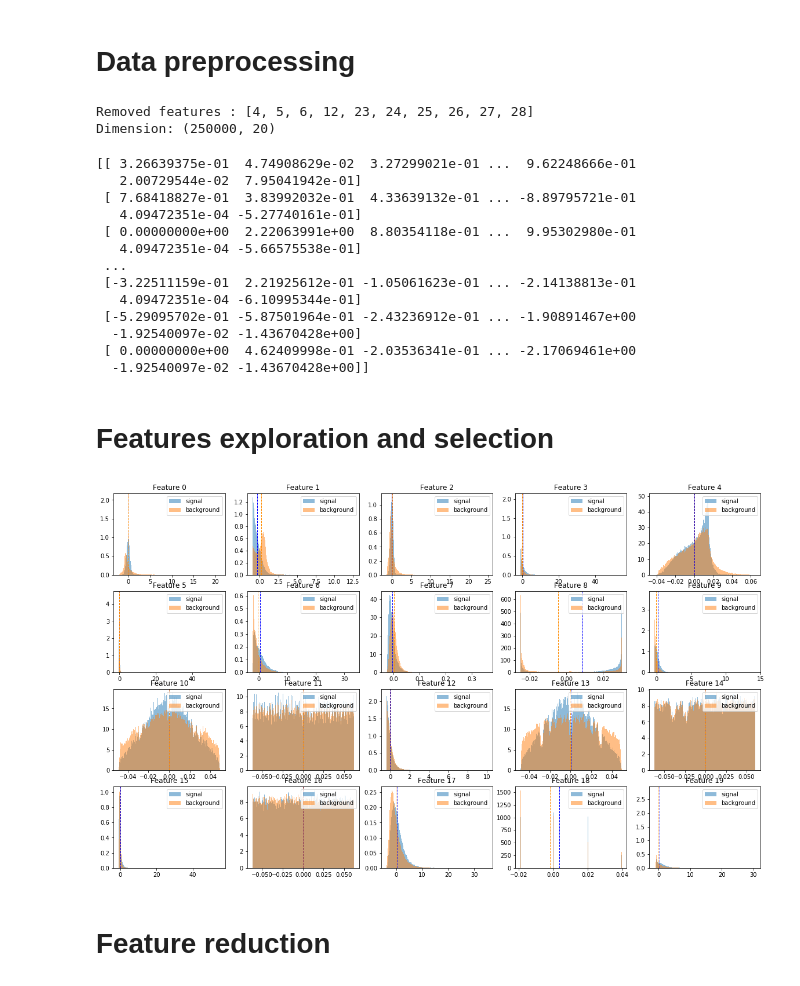
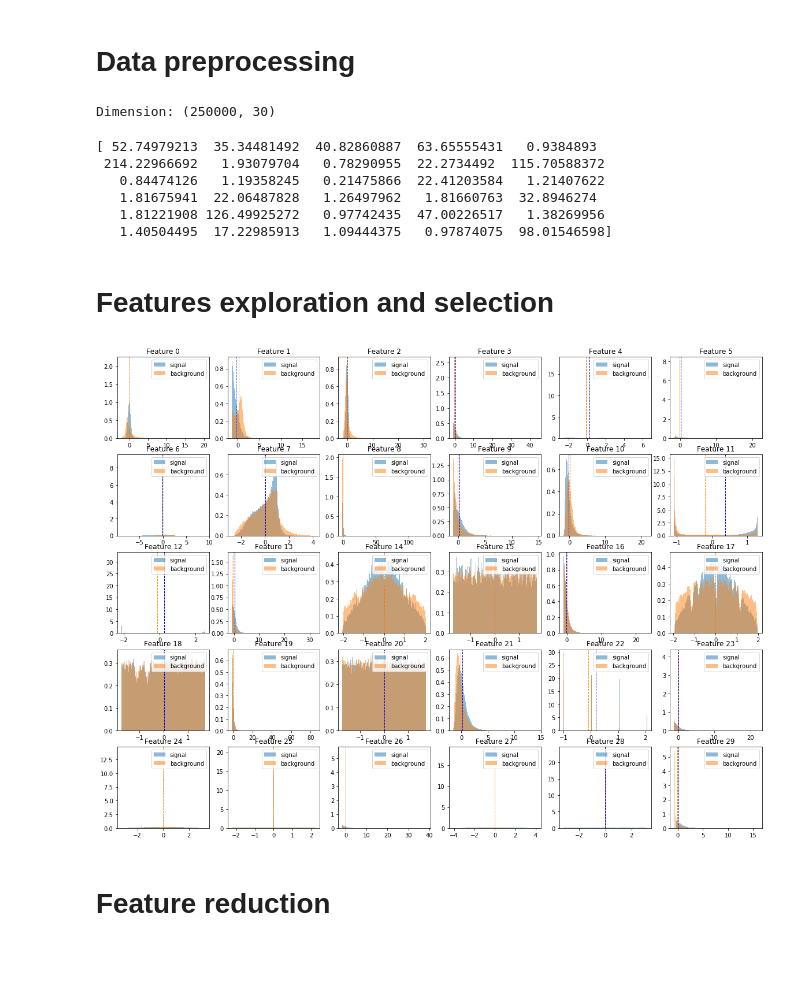
Before and after one commit to huguesvinzant/MachineLearning, a Jupyter notebook: project1/scripts/Data_exploration.ipynb, the cells around one changed output. Cells and saved outputs as stored; diff of their text form; code cells hidden in the pictures; blank space fills up the shorter version.

Commit message:
PCA+ standardize with std=1, all nan kept

```diff
--- a/project1/scripts/Data_exploration.ipynb
+++ b/project1/scripts/Data_exploration.ipynb
@@ -32,57 +32,48 @@ Data preprocessing
 feature_indices = []
 # %%
 # Converting meaningless -999 to NaN, computing NaN proportion and remove feature with too many missing
-# values (NaN): unlikely to carry much useful information (TO BE DISCUSSED):
+# values (NaN): unlikely to carry much useful information:
 
-NaN_prop = 0.3
-reduced_data = remove_meaningless_features(raw_data, NaN_prop)
-n_samples, n_reduced_features = np.shape(reduced_data)
-print(f'Dimension: {np.shape(reduced_data)}')
+#NaN_prop = 0.3
+#reduced_data = remove_meaningless_features(raw_data, NaN_prop)
+nan_data = meaningless_to_nan(raw_data)
+n_samples, n_nan_features = np.shape(nan_data)
+print(f'Dimension: {np.shape(nan_data)}')
 # %% [output]
-Removed features : [4, 5, 6, 12, 23, 24, 25, 26, 27, 28]
-Dimension: (250000, 20)
+Dimension: (250000, 30)
 # %%
-#We can also standardize the data (TO BE DISCUSSED):
+#We can also standardize the data:
 
-std_data = standardize(reduced_data)
-# reshape tx to add offset, ones... c_
-print(std_data)
+std_data = standardize(nan_data)
+n_samples, n_features = np.shape(std_data)
 # %% [output]
-[[ 3.26639375e-01  4.74908629e-02  3.27299021e-01 ...  9.62248666e-01
-   2.00729544e-02  7.95041942e-01]
- [ 7.68418827e-01  3.83992032e-01  4.33639132e-01 ... -8.89795721e-01
-   4.09472351e-04 -5.27740161e-01]
- [ 0.00000000e+00  2.22063991e+00  8.80354118e-01 ...  9.95302980e-01
-   4.09472351e-04 -5.66575538e-01]
- ...
- [-3.22511159e-01  2.21925612e-01 -1.05061623e-01 ... -2.14138813e-01
-   4.09472351e-04 -6.10995344e-01]
- [-5.29095702e-01 -5.87501964e-01 -2.43236912e-01 ... -1.90891467e+00
-  -1.92540097e-02 -1.43670428e+00]
- [ 0.00000000e+00  4.62409998e-01 -2.03536341e-01 ... -2.17069461e+00
-  -1.92540097e-02 -1.43670428e+00]]
+[ 52.74979213  35.34481492  40.82860887  63.65555431   0.9384893
+ 214.22966692   1.93079704   0.78290955  22.2734492  115.70588372
+   0.84474126   1.19358245   0.21475866  22.41203584   1.21407622
+   1.81675941  22.06487828   1.26497962   1.81660763  32.8946274
+   1.81221908 126.49925272   0.97742435  47.00226517   1.38269956
+   1.40504495  17.22985913   1.09444375   0.97874075  98.01546598]
 # %% [markdown]
 Features exploration and selection
 ===
 # %%
 #Let's look at the distribution of each remaining feature:
 s_data = std_data[labels == 1,:]
 bg_data = std_data[labels == -1,:]
-n_samples, n_features = np.shape(std_data)
 
 plt.figure(figsize=(20,15))
 peaks = 200
 
 for i in range(n_features):
-    plt.subplot(5,5,i+1)
+    plt.subplot(5,6,i+1)
     plt.hist(s_data[:,i][~np.isnan(s_data[:,i])], peaks, density=1, alpha=0.5, label='signal')
     plt.hist(bg_data[:,i][~np.isnan(bg_data[:,i])], peaks, density=1, alpha=0.5, label='background')
     plt.axvline(s_data[:,i][~np.isnan(s_data[:,i])].mean(), color='b', linestyle='dashed', linewidth=1)
     plt.axvline(bg_data[:,i][~np.isnan(bg_data[:,i])].mean(), color='darkorange', linestyle='dashed', linewidth=1)
     plt.legend(loc='upper right')
     plt.title(f'Feature {i}')
 # %% [output]
-[figure, old version]
+[figure, new version]
 # %% [markdown]
 Feature reduction
 ===
```
Also changed, not shown: parts of 9 cells of this notebook, 3 other files.
